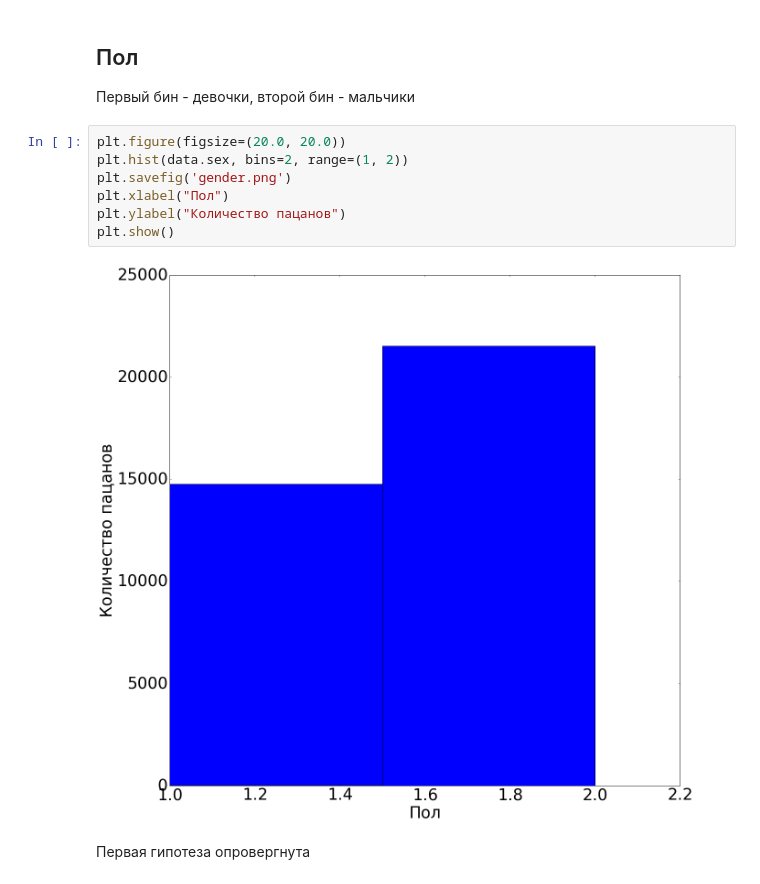
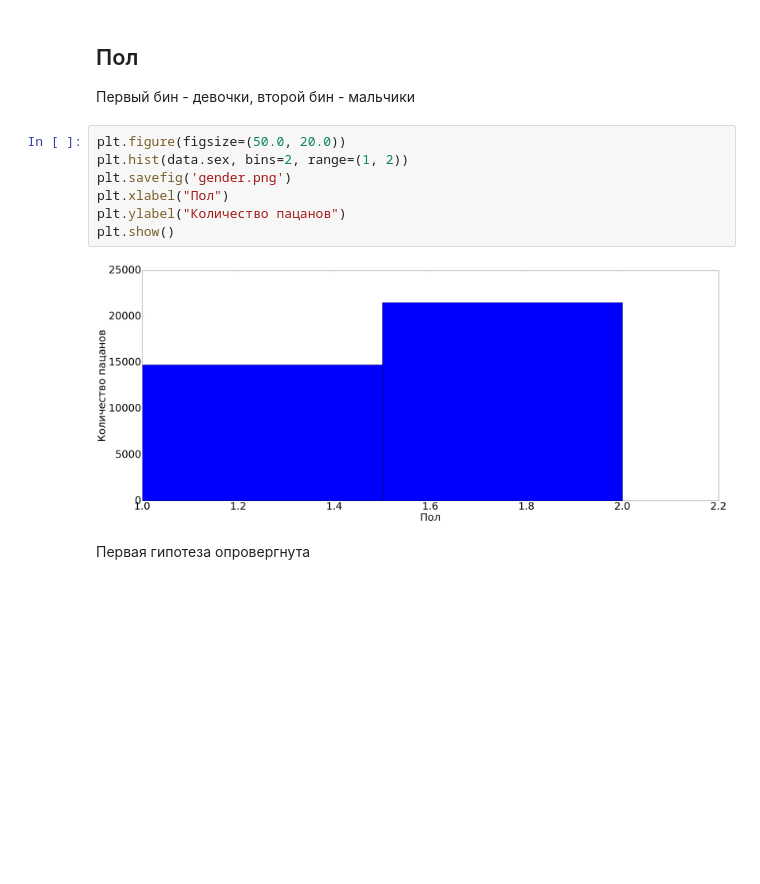
Before and after one commit to AlekseyLobanov/gotohack, a Jupyter notebook: Analysis-1.ipynb, the cells around one changed output. Drawn from its saved outputs; the diff is of its cells as text; blank space fills up the shorter version.

```diff
--- a/Analysis-1.ipynb
+++ b/Analysis-1.ipynb
@@ -38,14 +38,14 @@ print(len(good_users))
 ## Пол
 Первый бин - девочки, второй бин - мальчики
 # %%
-plt.figure(figsize=(20.0, 20.0))
+plt.figure(figsize=(50.0, 20.0))
 plt.hist(data.sex, bins=2, range=(1, 2))
 plt.savefig('gender.png')
 plt.xlabel("Пол")
 plt.ylabel("Количество пацанов")
 plt.show()
 # %% [output]
-[figure, old version]
+[figure, new version]
 # %% [markdown]
 Первая гипотеза опровергнута
 # %% [markdown]
```
Also changed, not shown: parts of 6 cells of this notebook, 8 other files.
